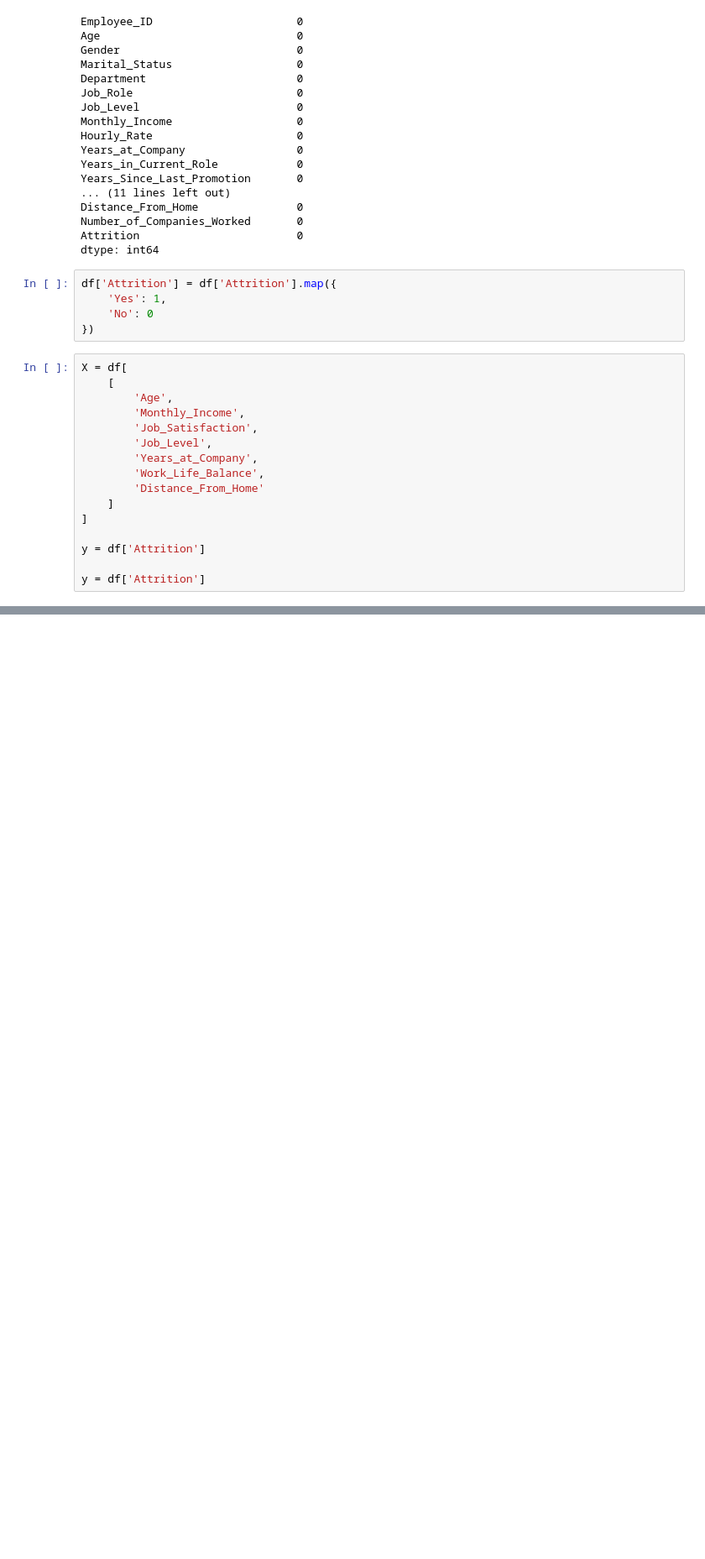
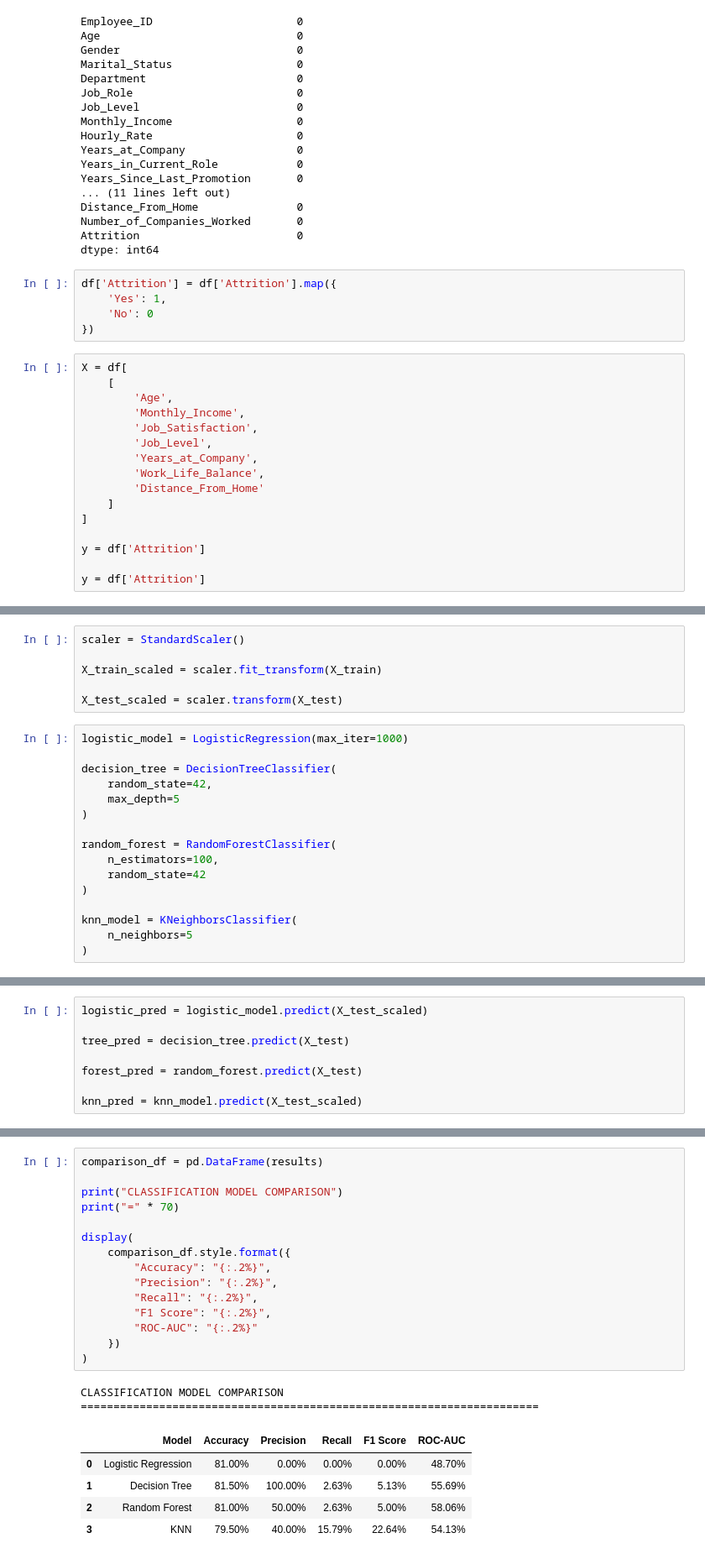
Before and after one commit to shaanupadhyay9/AI-ML, a Jupyter notebook: projects/Day8/Classifaction.ipynb, the cells around one changed output, grey strips where cells are left out. Shown at 84% size. Saved outputs shown, nothing was run; the diff lists cells and outputs as text; blank space fills up the shorter version.

```diff
--- a/projects/Day8/Classifaction.ipynb
+++ b/projects/Day8/Classifaction.ipynb
@@ -113,0 +124,22 @@ y = df['Attrition']
+# %%
+scaler = StandardScaler()
+
+X_train_scaled = scaler.fit_transform(X_train)
+
+X_test_scaled = scaler.transform(X_test)
+# %%
+logistic_model = LogisticRegression(max_iter=1000)
+
+decision_tree = DecisionTreeClassifier(
+    random_state=42,
+    max_depth=5
+)
+
+random_forest = RandomForestClassifier(
+    n_estimators=100,
+    random_state=42
+)
+
+knn_model = KNeighborsClassifier(
+    n_neighbors=5
+)
@@ -113,0 +172,8 @@ y = df['Attrition']
+# %%
+logistic_pred = logistic_model.predict(X_test_scaled)
+
+tree_pred = decision_tree.predict(X_test)
+
+forest_pred = random_forest.predict(X_test)
+
+knn_pred = knn_model.predict(X_test_scaled)
@@ -113,0 +219,23 @@ y = df['Attrition']
+# %%
+comparison_df = pd.DataFrame(results)
+
+print("CLASSIFICATION MODEL COMPARISON")
+print("=" * 70)
+
+display(
+    comparison_df.style.format({
+        "Accuracy": "{:.2%}",
+        "Precision": "{:.2%}",
+        "Recall": "{:.2%}",
+        "F1 Score": "{:.2%}",
+        "ROC-AUC": "{:.2%}"
+    })
+)
+# %% [output]
+CLASSIFICATION MODEL COMPARISON
+======================================================================
+|  | Model | Accuracy | Precision | Recall | F1 Score | ROC-AUC |
+| 0 | Logistic Regression | 81.00% | 0.00% | 0.00% | 0.00% | 48.70% |
+| 1 | Decision Tree | 81.50% | 100.00% | 2.63% | 5.13% | 55.69% |
+| 2 | Random Forest | 81.00% | 50.00% | 2.63% | 5.00% | 58.06% |
+| 3 | KNN | 79.50% | 40.00% | 15.79% | 22.64% | 54.13% |
```
Also changed, not shown: parts of 4 cells of this notebook.
